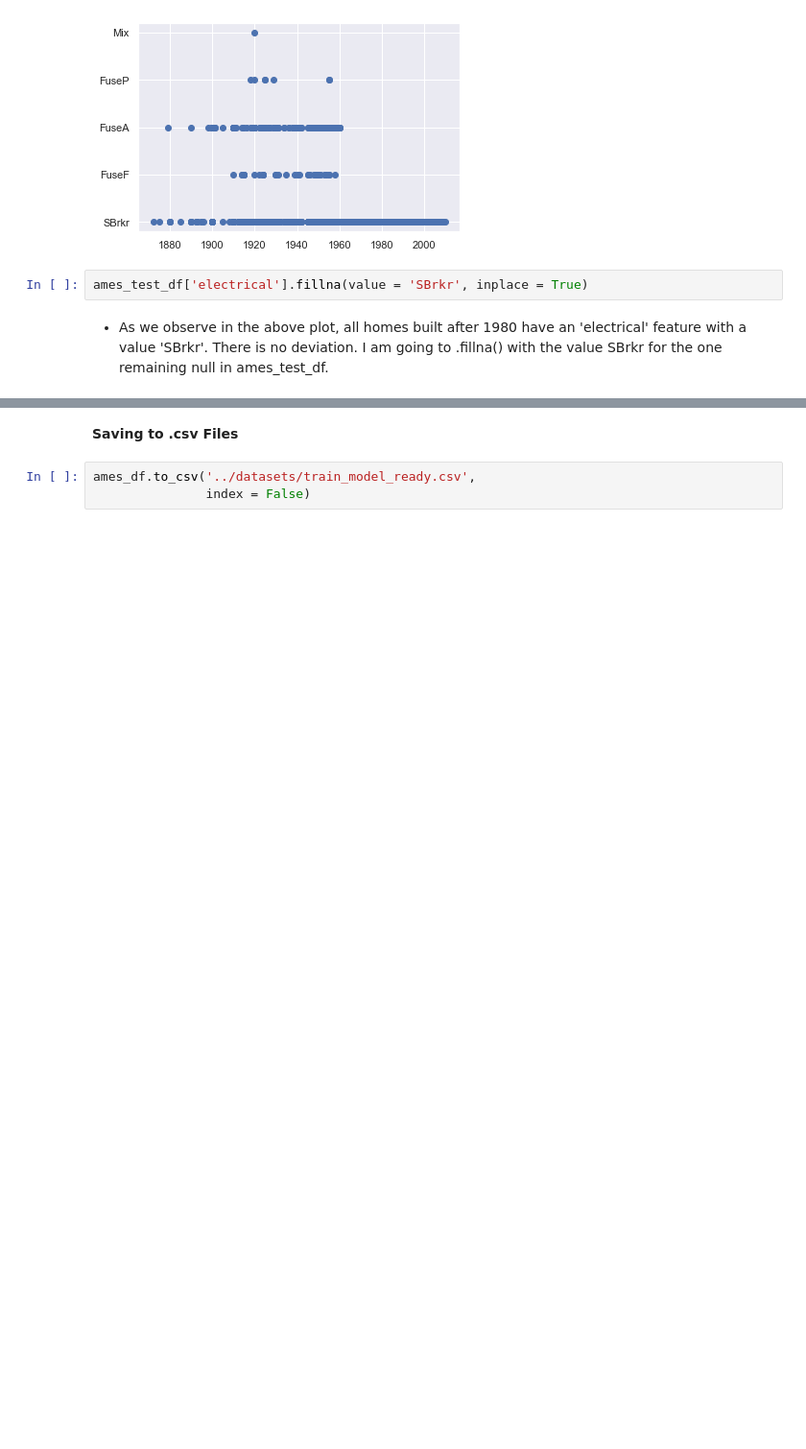
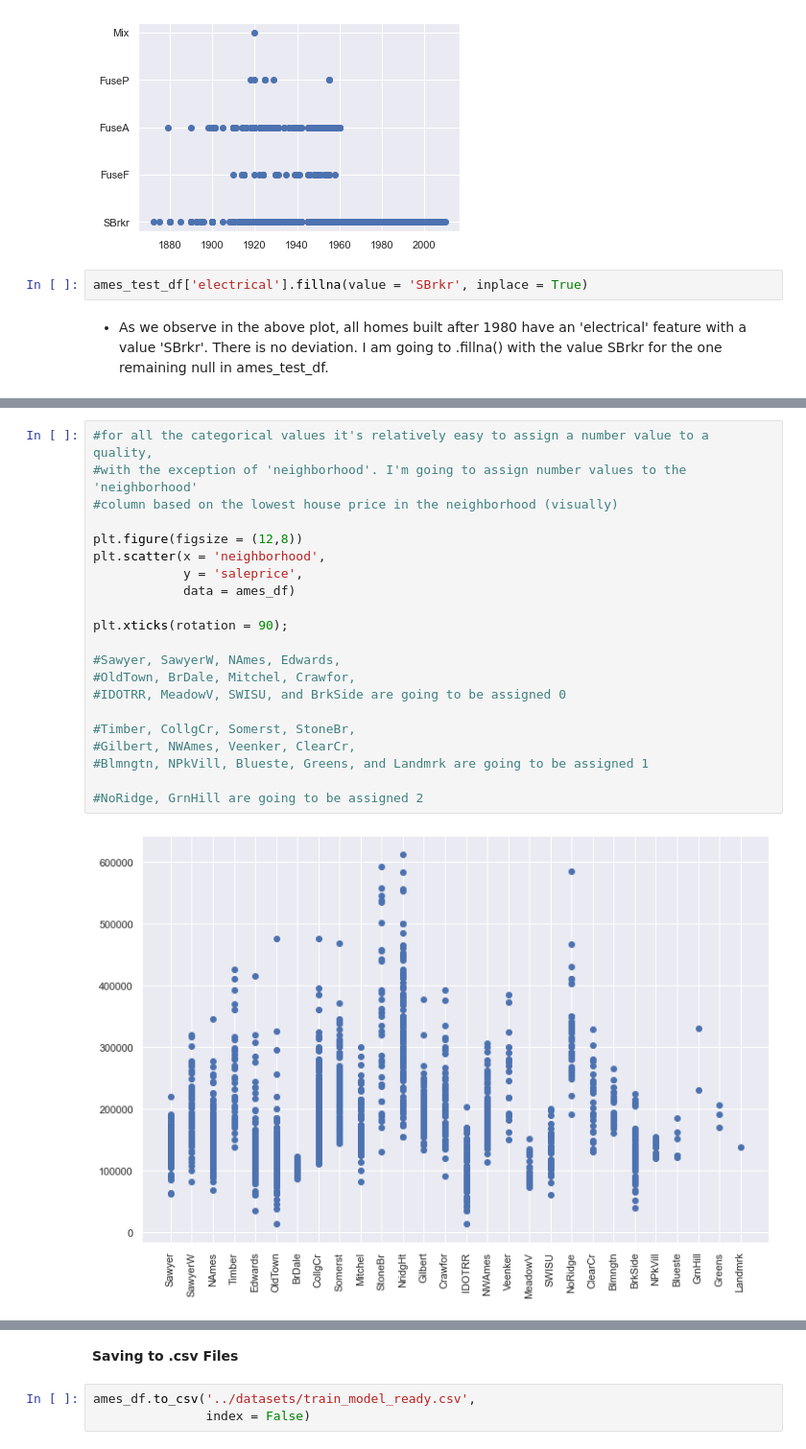
Before and after one commit to maryschindler/project_ames_kaggle_challenge, a Jupyter notebook: 2.0/notebooks/02_Preprocessing_and_FeatSel.ipynb, the cells around one changed output, grey strips where cells are left out. Shown at 96% size. Cells and saved outputs as stored; diff of their text form; blank space fills up the shorter version.

```diff
--- a/2.0/notebooks/02_Preprocessing_and_FeatSel.ipynb
+++ b/2.0/notebooks/02_Preprocessing_and_FeatSel.ipynb
@@ -488,0 +522,23 @@ ames_test_df['electrical'].fillna(value = 'SBrkr', inplace = True)
+# %%
+#for all the categorical values it's relatively easy to assign a number value to a quality,
+#with the exception of 'neighborhood'. I'm going to assign number values to the 'neighborhood'
+#column based on the lowest house price in the neighborhood (visually)
+
+plt.figure(figsize = (12,8))
+plt.scatter(x = 'neighborhood',
+            y = 'saleprice',
+            data = ames_df)
+
+plt.xticks(rotation = 90);
+
+#Sawyer, SawyerW, NAmes, Edwards,
+#OldTown, BrDale, Mitchel, Crawfor,
+#IDOTRR, MeadowV, SWISU, and BrkSide are going to be assigned 0
+
+#Timber, CollgCr, Somerst, StoneBr,
+#Gilbert, NWAmes, Veenker, ClearCr,
+#Blmngtn, NPkVill, Blueste, Greens, and Landmrk are going to be assigned 1
+
+#NoRidge, GrnHill are going to be assigned 2
+# %% [output]
+[figure, added]
```
Also changed, not shown: parts of 9 cells of this notebook, 5 other files.
